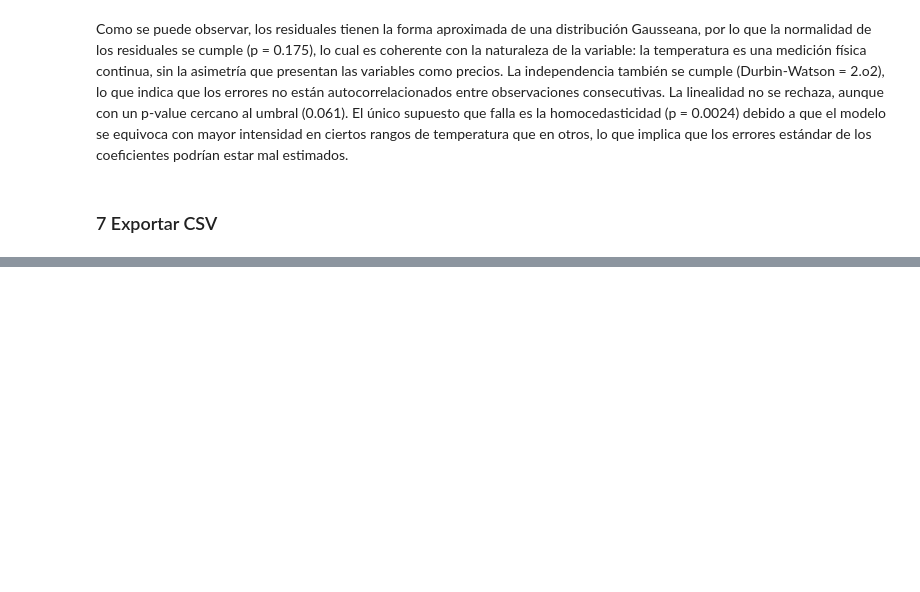
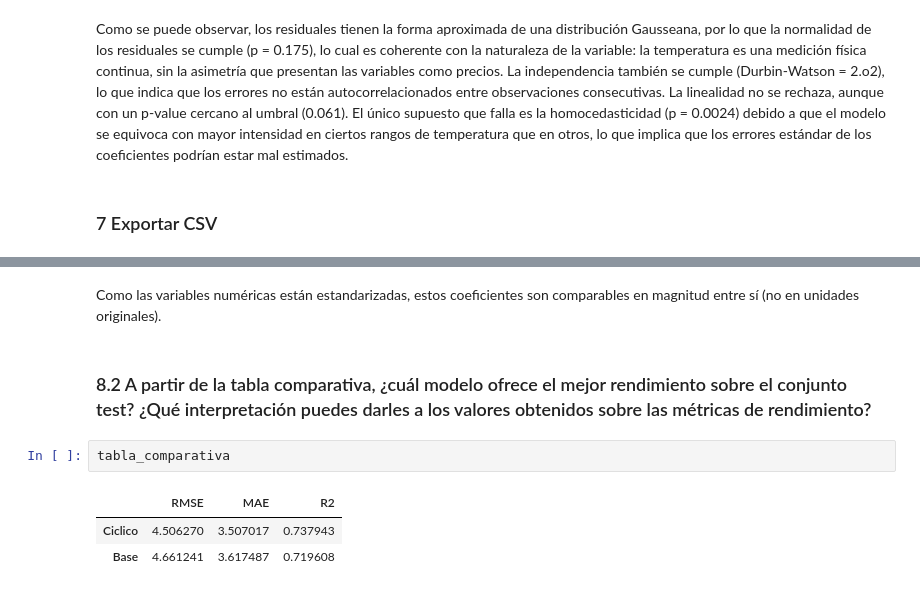
Before and after one commit to mzambranob/Fork-MaterialDeClase-ISIS-2611, a Jupyter notebook: 202620/Laboratorios/L1/laboratorio_1.ipynb, the cells around one changed output, grey strips where cells are left out. Cells and saved outputs as stored; diff of their text form; blank space fills up the shorter version.

```diff
--- a/202620/Laboratorios/L1/laboratorio_1.ipynb
+++ b/202620/Laboratorios/L1/laboratorio_1.ipynb
@@ -1173,0 +1208,10 @@ print("Filas del archivo original:", len(sin_etiqueta))
+# %% [markdown]
+Como las variables numéricas están estandarizadas, estos coeficientes son comparables en magnitud entre sí (no en unidades originales).
+# %% [markdown]
+### 8.2 A partir de la tabla comparativa, ¿cuál modelo ofrece el mejor rendimiento sobre el conjunto test? ¿Qué interpretación puedes darles a los valores obtenidos sobre las métricas de rendimiento?
+# %%
+tabla_comparativa
+# %% [output]
+|  | RMSE | MAE | R2 |
+| Ciclico | 4.506270 | 3.507017 | 0.737943 |
+| Base | 4.661241 | 3.617487 | 0.719608 |
```
Also changed, not shown: parts of 25 cells of this notebook.
